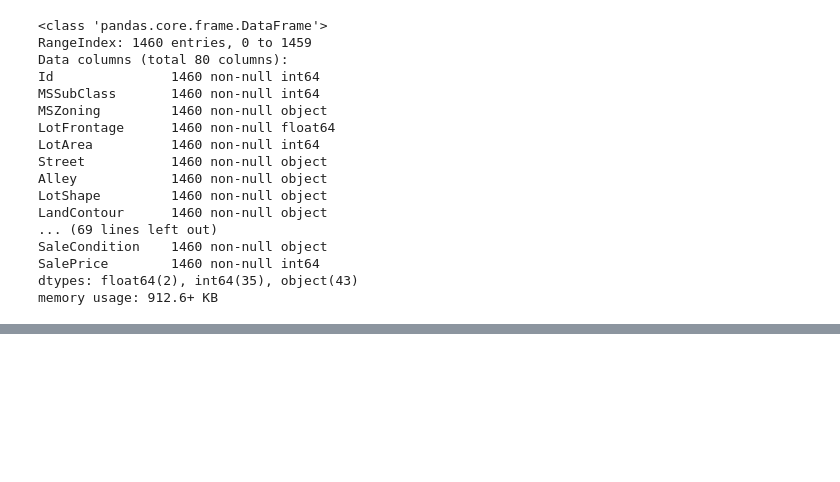
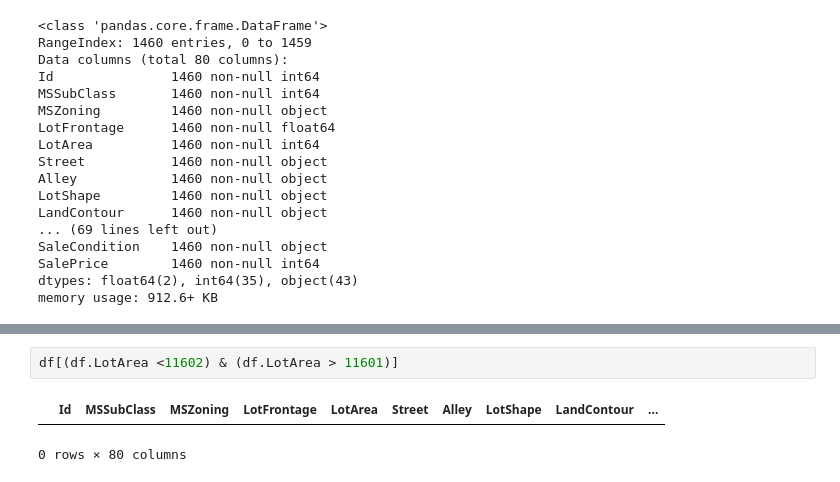
Before and after one commit to PadmarajBhat/Kaggle-Dataset-Exploration, a Jupyter notebook: House Prices- Advanced Regression Techniques/Data Wrangling/House Prices - ART(Wrangling).ipynb, the cells around one changed output, grey strips where cells are left out. Cells and saved outputs as stored; diff of their text form; blank space fills up the shorter version.

```diff
--- a/House Prices- Advanced Regression Techniques/Data Wrangling/House Prices - ART(Wrangling).ipynb
+++ b/House Prices- Advanced Regression Techniques/Data Wrangling/House Prices - ART(Wrangling).ipynb
@@ -227,0 +282,5 @@ memory usage: 912.6+ KB
+# %%
+df[(df.LotArea <11602) & (df.LotArea > 11601)]
+# %% [output]
+|  | Id | MSSubClass | MSZoning | LotFrontage | LotArea | Street | Alley | LotShape | LandContour | ... |
+0 rows × 80 columns
```
Also changed, not shown: parts of 4 cells of this notebook.
